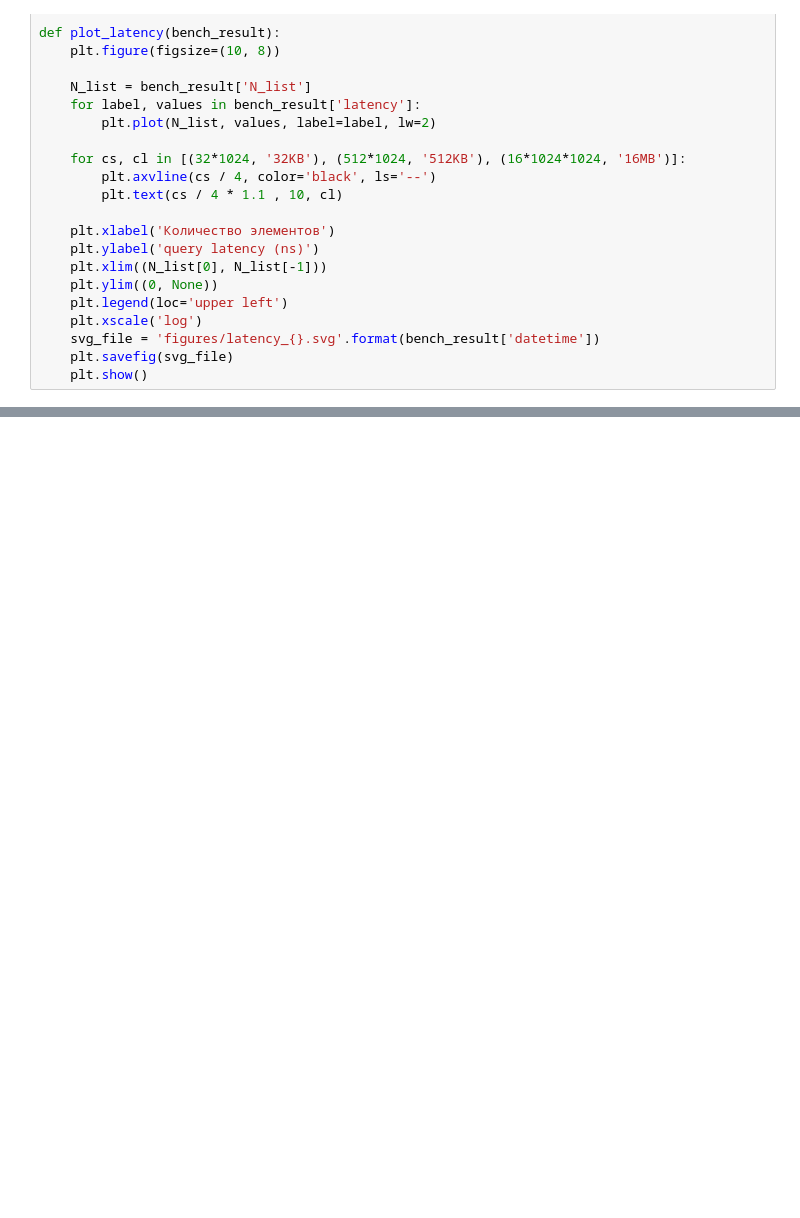
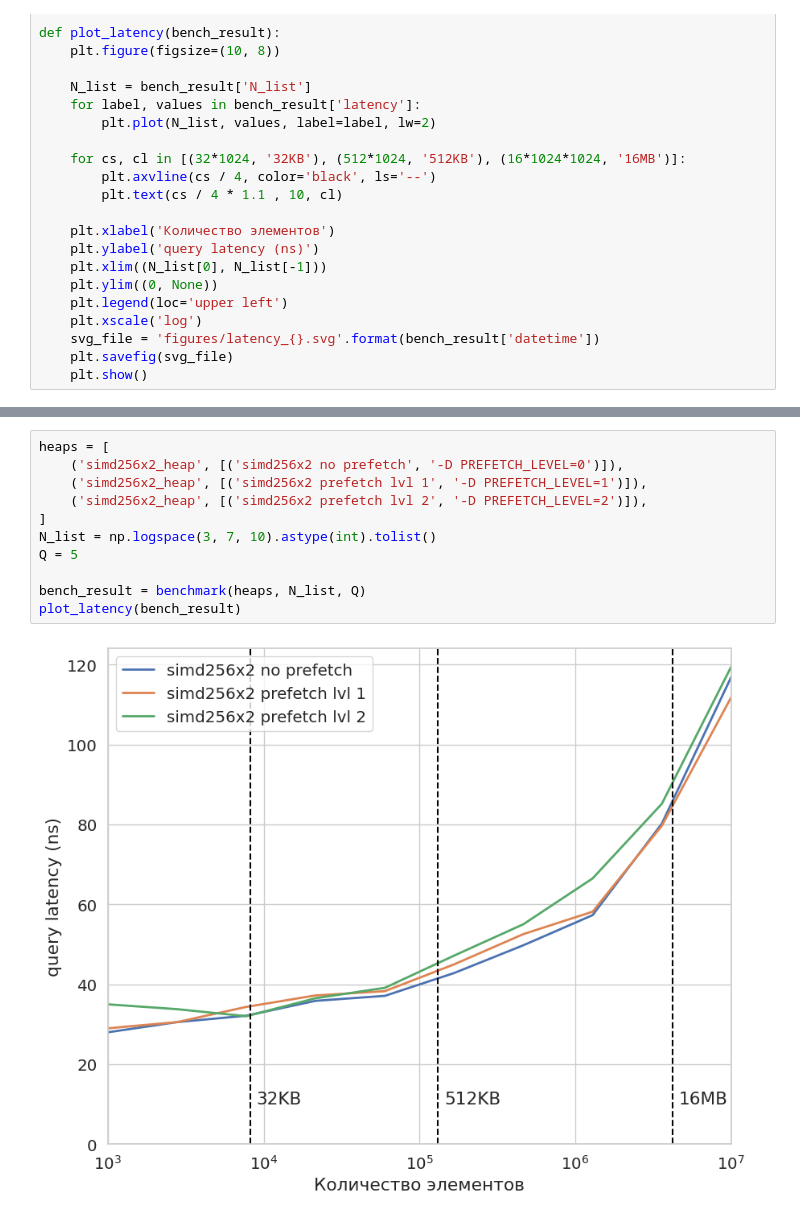
Before and after one commit to maxgaponov/fast-heaps, a Jupyter notebook: benchmark.ipynb, the cells around one changed output, grey strips where cells are left out. Cells and saved outputs as stored; diff of their text form; blank space fills up the shorter version.

```diff
--- a/benchmark.ipynb
+++ b/benchmark.ipynb
@@ -103,0 +120,13 @@ plot_latency(bench_result)
+# %%
+heaps = [
+    ('simd256x2_heap', [('simd256x2 no prefetch', '-D PREFETCH_LEVEL=0')]),
+    ('simd256x2_heap', [('simd256x2 prefetch lvl 1', '-D PREFETCH_LEVEL=1')]),
+    ('simd256x2_heap', [('simd256x2 prefetch lvl 2', '-D PREFETCH_LEVEL=2')]),
+]
+N_list = np.logspace(3, 7, 10).astype(int).tolist()
+Q = 5
+
+bench_result = benchmark(heaps, N_list, Q)
+plot_latency(bench_result)
+# %% [output]
+[figure, added]
```
Also changed, not shown: parts of 6 cells of this notebook, 2 other files.
